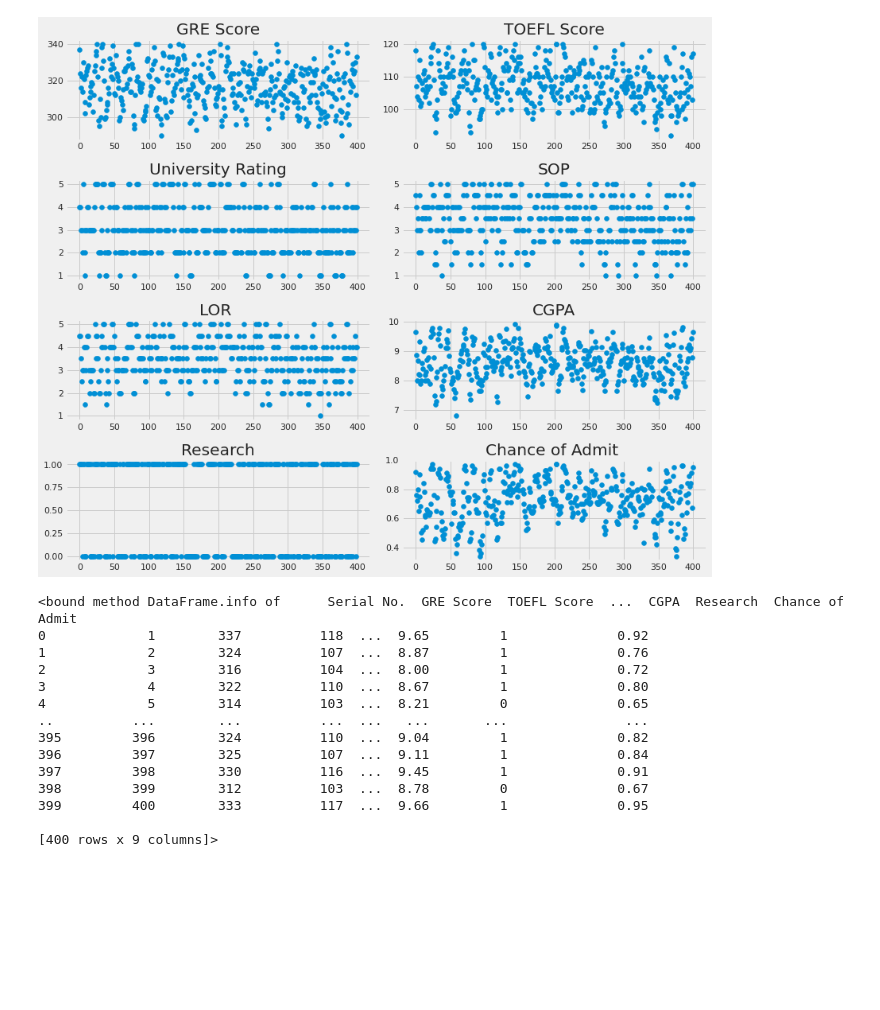
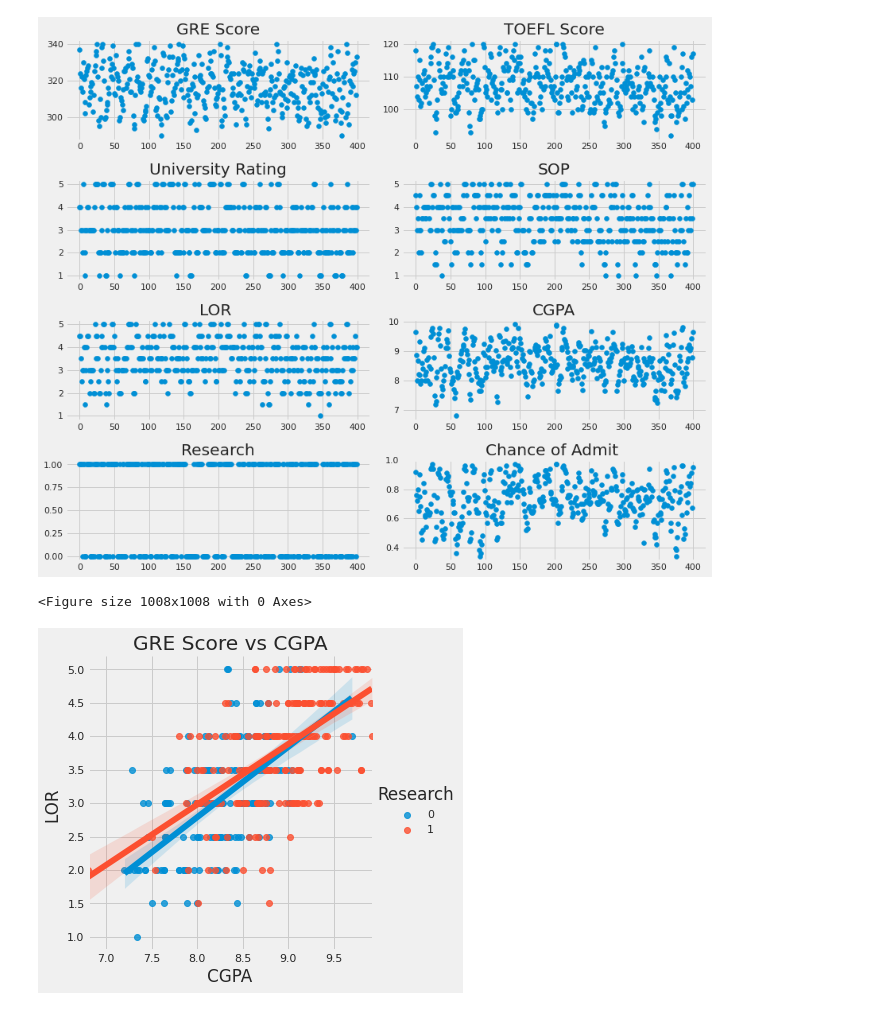
Before and after one commit to Gilf641/Graduate-Admissions-Analysis, a Jupyter notebook: Graduate_Admissions.ipynb, the cells around one changed output. Cells and saved outputs as stored; diff of their text form; code cells hidden in the pictures; blank space fills up the shorter version.

```diff
--- a/Graduate_Admissions.ipynb
+++ b/Graduate_Admissions.ipynb
@@ -246,20 +246,16 @@ for i, col in enumerate(df_corr.columns):
 plt.show()
 # %% [output]
 [figure]
-# %%
-df.info
-# %% [output]
-<bound method DataFrame.info of      Serial No.  GRE Score  TOEFL Score  ...  CGPA  Research  Chance of Admit
-0             1        337          118  ...  9.65         1              0.92
-1             2        324          107  ...  8.87         1              0.76
-2             3        316          104  ...  8.00         1              0.72
-3             4        322          110  ...  8.67         1              0.80
-4             5        314          103  ...  8.21         0              0.65
-..          ...        ...          ...  ...   ...       ...               ...
-395         396        324          110  ...  9.04         1              0.82
-396         397        325          107  ...  9.11         1              0.84
-397         398        330          116  ...  9.45         1              0.91
-398         399        312          103  ...  8.78         0              0.67
-399         400        333          117  ...  9.66         1              0.95
-
-[400 rows x 9 columns]>
+# %%
+plt.figure(figsize = (14,14))
+
+fig = sns.lmplot(x="CGPA", y="LOR ", data=df_corr, hue="Research")
+plt.title("GRE Score vs CGPA")
+plt.show()
+
+
+# This actually holds true
+# Students with good CGPA will have a real zeal in what they are studying and focus on getting into research while 7 and 8 pointers rarely get into that field
+# %% [output]
+<Figure size 1008x1008 with 0 Axes>
+[figure, added]
```
